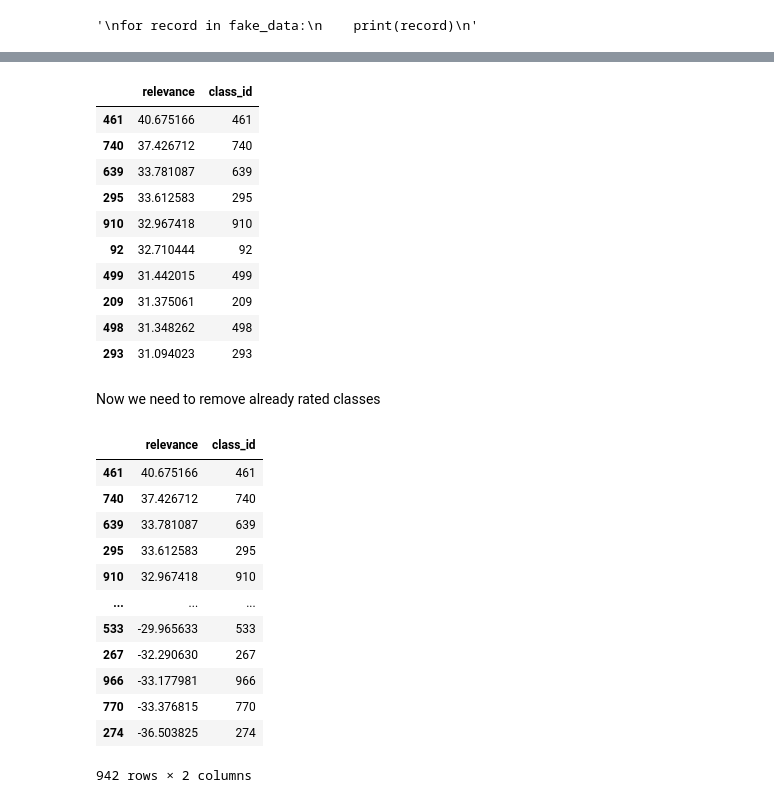
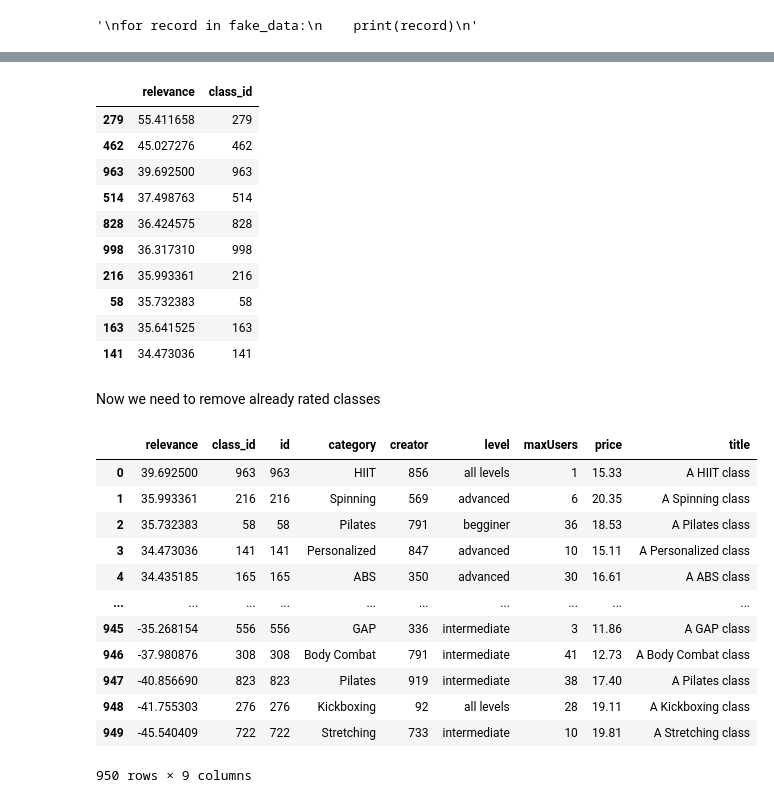
Before and after one commit to roensumundo/scratch-app, a Jupyter notebook: tests.ipynb, the cells around one changed output, grey strips where cells are left out. Drawn from its saved outputs; the diff is of its cells as text; code cells hidden in the pictures.

Commit message:
Classes categorized so recommendations on future classes can be done

```diff
--- a/tests.ipynb
+++ b/tests.ipynb
@@ -124,7 +124,7 @@ def approximate_datetime(dt):
 import numpy as np
 # Generate fake data for a specific number of records
 num_classes = 1000
-courses = []
+classes = []
 mean = 15
 var = 3
 today = datetime.now()
@@ -135,7 +135,11 @@ for id in range(num_classes):
     random_days = random.randint(1, 365)
     # Generate a random number of 30-minute intervals
     random_intervals = random.randint(0, 48)  # 48 intervals in a day (24 hours * 2 intervals per hour)
-    record = {'id': id, 'title': fake.fitness_discipline(), 'creator': random.choice(trainers_ids) ,
+    record = {'id': id, 'category': fake.fitness_discipline(), 'creator': random.choice(trainers_ids) ,
                'level':fake.level(), 'maxUsers': random.randint(1, 50), 'price': price, 'datetime': approx_today+ timedelta(days=random_days, minutes=30 * random_intervals) }
+    record['title'] = 'A ' + record['category'] + ' class'
 
-    courses.append(record)
+    classes.append(record)
+# %%
+classes_df = pd.DataFrame(classes)
+classes_df.head()
@@ -240,39 +256,42 @@ classes_relevance = classes_relevance.sort_values("relevance", ascending=False).
 classes_relevance
 # %% [output]
 |  | relevance | class_id |
-| 461 | 40.675166 | 461 |
-| 740 | 37.426712 | 740 |
-| 639 | 33.781087 | 639 |
-| 295 | 33.612583 | 295 |
-| 910 | 32.967418 | 910 |
-| 92 | 32.710444 | 92 |
-| 499 | 31.442015 | 499 |
-| 209 | 31.375061 | 209 |
-| 498 | 31.348262 | 498 |
-| 293 | 31.094023 | 293 |
+| 279 | 55.411658 | 279 |
+| 462 | 45.027276 | 462 |
+| 963 | 39.692500 | 963 |
+| 514 | 37.498763 | 514 |
+| 828 | 36.424575 | 828 |
+| 998 | 36.317310 | 998 |
+| 216 | 35.993361 | 216 |
+| 58 | 35.732383 | 58 |
+| 163 | 35.641525 | 163 |
+| 141 | 34.473036 | 141 |
 # %% [markdown]
 Now we need to remove already rated classes
 # %%
-def get_recommended_classes(user_id, ratings_matrix, item_similarity_matrix):
+def get_recommended_classes(user_id, ratings_matrix, item_similarity_matrix, classes_df):
     classes_relevance = get_classes_relevance(user_id, ratings_matrix, item_similarity_matrix)
     classes_relevance = classes_relevance.set_index(classes_relevance["class_id"].to_numpy())
     classes_relevance = classes_relevance.sort_values("relevance", ascending=False)
     rated_classes = get_rated_classes(user_id, ratings_matrix)
     recommended_classes = classes_relevance.drop(rated_classes)
+
+    recommended_classes = pd.merge(recommended_classes, classes_df, left_on='class_id', right_on='id', how='left')
+    recommended_classes =  recommended_classes.drop(['datetime'], axis = 1)
     return recommended_classes
 # %%
-get_recommended_classes(user_id, ratings_matrix, item_similarity)
+get_recommended_classes(user_id, ratings_matrix, item_similarity, classes_df)
 # %% [output]
-|  | relevance | class_id |
-| 461 | 40.675166 | 461 |
-| 740 | 37.426712 | 740 |
-| 639 | 33.781087 | 639 |
-| 295 | 33.612583 | 295 |
-| 910 | 32.967418 | 910 |
-| ... | ... | ... |
-| 533 | -29.965633 | 533 |
-| 267 | -32.290630 | 267 |
-| 966 | -33.177981 | 966 |
-| 770 | -33.376815 | 770 |
-| 274 | -36.503825 | 274 |
+|  | relevance | class_id | id | category | creator | level | maxUsers | price | title |
+| 0 | 39.692500 | 963 | 963 | HIIT | 856 | all levels | 1 | 15.33 | A HIIT class |
+| 1 | 35.993361 | 216 | 216 | Spinning | 569 | advanced | 6 | 20.35 | A Spinning class |
+| 2 | 35.732383 | 58 | 58 | Pilates | 791 | begginer | 36 | 18.53 | A Pilates class |
+| 3 | 34.473036 | 141 | 141 | Personalized | 847 | advanced | 10 | 15.11 | A Personalized class |
+| 4 | 34.435185 | 165 | 165 | ABS | 350 | advanced | 30 | 16.61 | A ABS class |
+| ... | ... | ... | ... | ... | ... | ... | ... | ... | ... |
+| 945 | -35.268154 | 556 | 556 | GAP | 336 | intermediate | 3 | 11.86 | A GAP class |
+| 946 | -37.980876 | 308 | 308 | Body Combat | 791 | intermediate | 41 | 12.73 | A Body Combat class |
+| 947 | -40.856690 | 823 | 823 | Pilates | 919 | intermediate | 38 | 17.40 | A Pilates class |
+| 948 | -41.755303 | 276 | 276 | Kickboxing | 92 | all levels | 28 | 19.11 | A Kickboxing class |
+| 949 | -45.540409 | 722 | 722 | Stretching | 733 | intermediate | 10 | 19.81 | A Stretching class |
-942 rows × 2 columns
+950 rows × 9 columns
```
Also changed, not shown: parts of 6 cells of this notebook.
